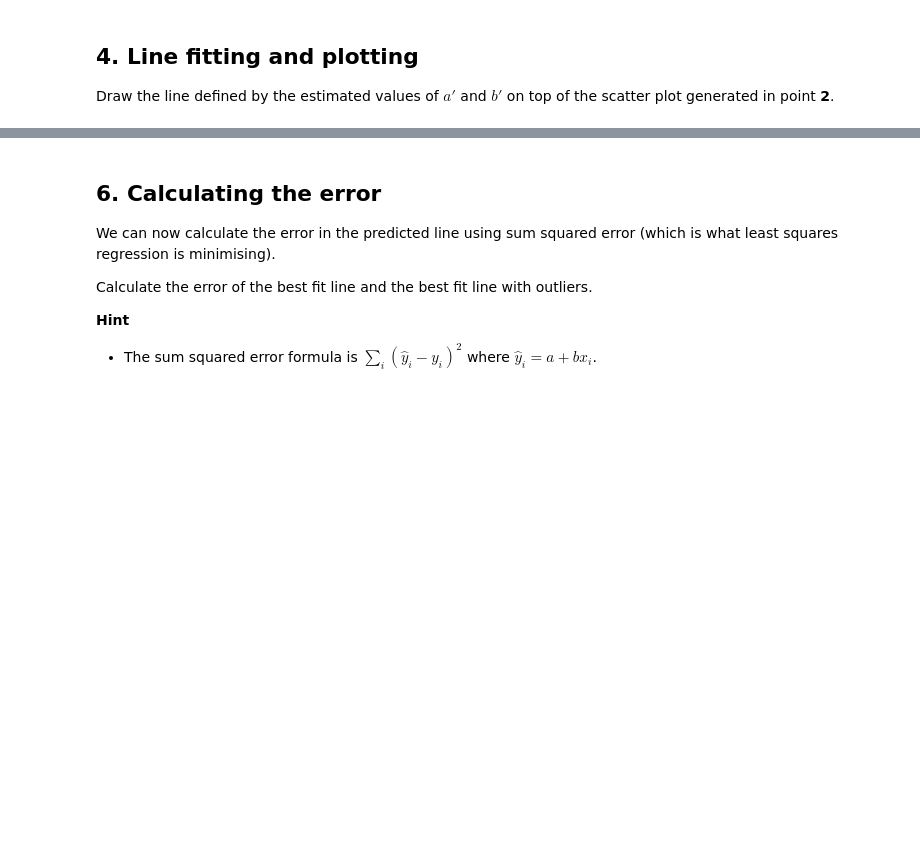
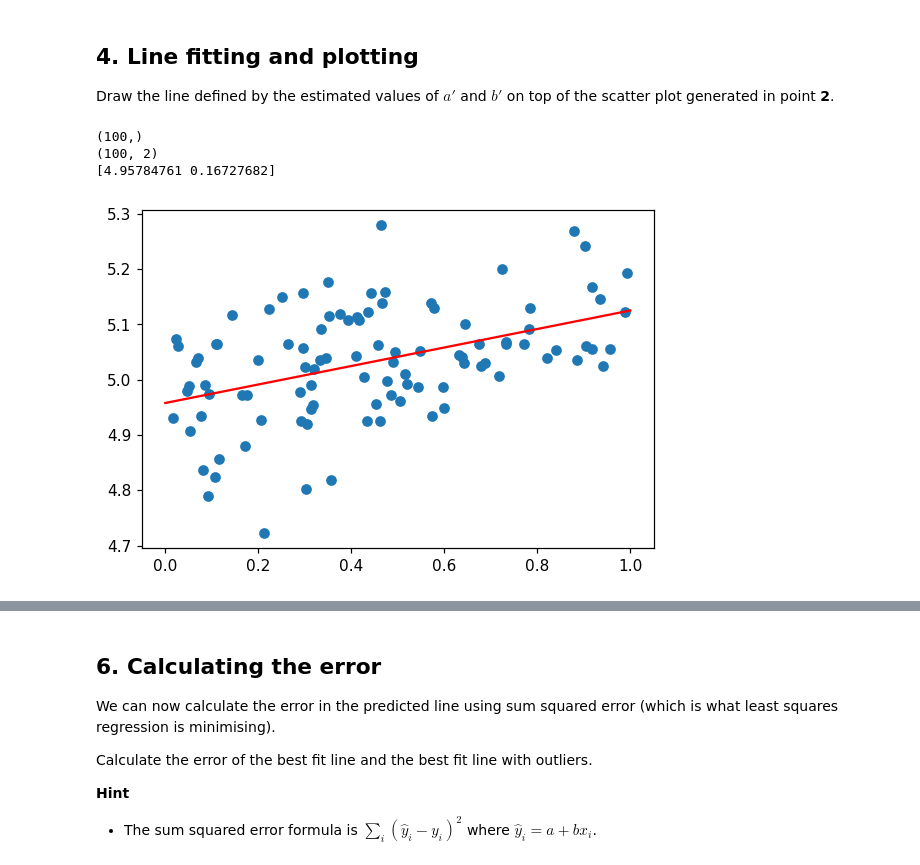
Before and after one commit to Harley24243/COMS20017_DATA_25-26, a Jupyter notebook: Labs/Lab3/labsheet3.ipynb, the cells around one changed output, grey strips where cells are left out. Drawn from its saved outputs; the diff is of its cells as text; code cells hidden in the pictures; blank space fills up the shorter version.

```diff
--- a/Labs/Lab3/labsheet3.ipynb
+++ b/Labs/Lab3/labsheet3.ipynb
@@ -79,10 +79,12 @@ Using the sequences ${y_i}$ and ${x_i}$ from **2**, implement the matrix form of
 * You don't need to use your code for matrix inverse and can instead use the function `np.linalg.inv`.
 # %%
 # write your code here
-print(xs.shape)
-ones = np.ones(xs.shape)
-X = np.column_stack([ones, xs])
-print(X.shape)
-XT = X.transpose()
-A = np.matmul(np.linalg.inv(np.matmul(XT, X)), np.matmul(XT, ys))
-print(A)
+def LSParas(xs, ys):
+    print(xs.shape)
+    ones = np.ones(xs.shape)
+    X = np.column_stack([ones, xs])
+    print(X.shape)
+    XT = X.transpose()
+    A = np.matmul(np.linalg.inv(np.matmul(XT, X)), np.matmul(XT, ys))
+    print(A)
+    return A
@@ -101,3 +97,15 @@ Draw the line defined by the estimated values of $a'$ and $b'$ on top of the sca
+# %%
+# write your code here
+xs, ys = samples(5, 0.1, 100)
+A = LSParas(xs, ys)
+plt.scatter(xs, ys)
+plt.plot([A[0], A[0]+A[1]], color='red')
+plt.show()
+# %% [output]
+(100,)
+(100, 2)
+[4.95784761 0.16727682]
+[figure, added]
 # %% [markdown]
 ## 5. Outliers
 
```
Also changed, not shown: parts of 9 cells of this notebook.
